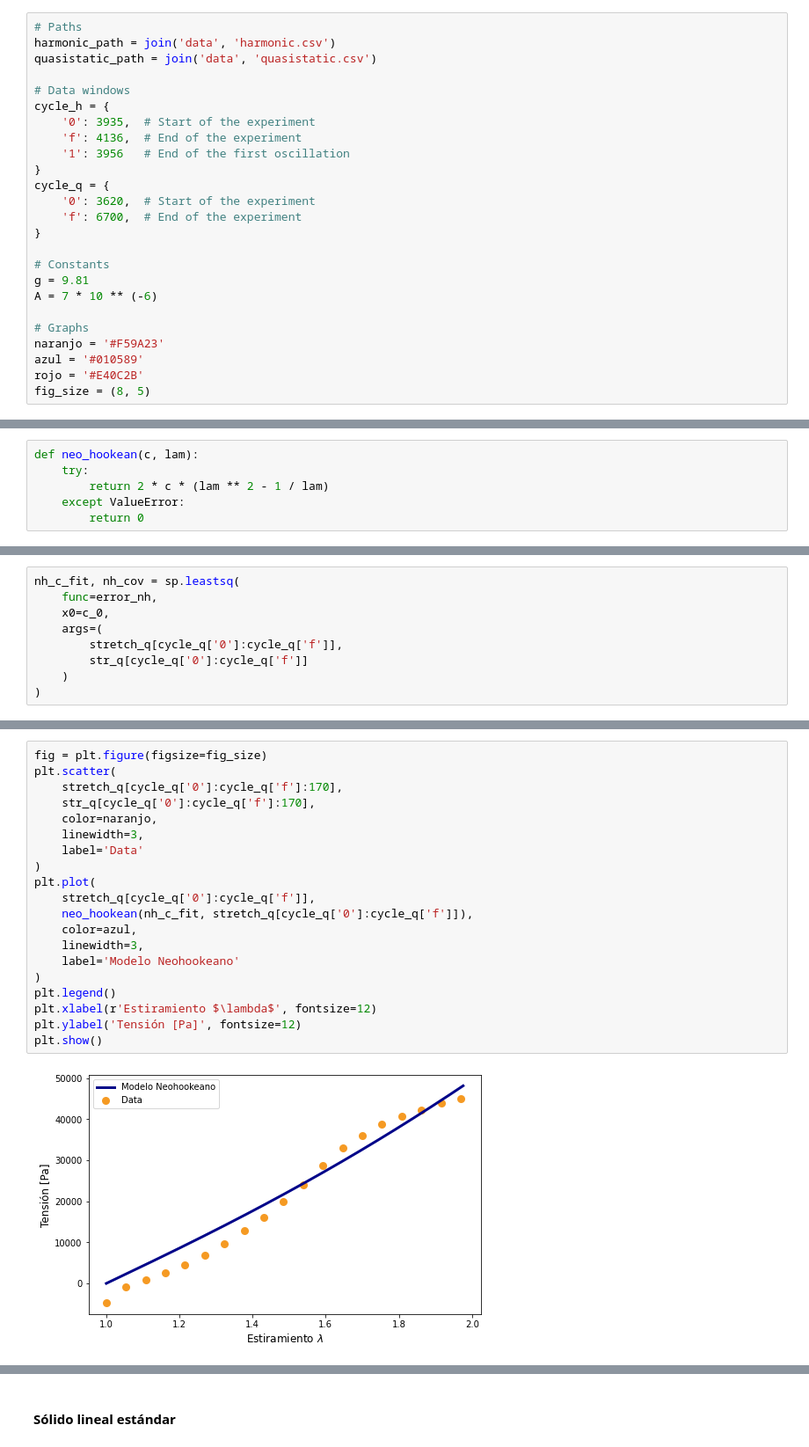
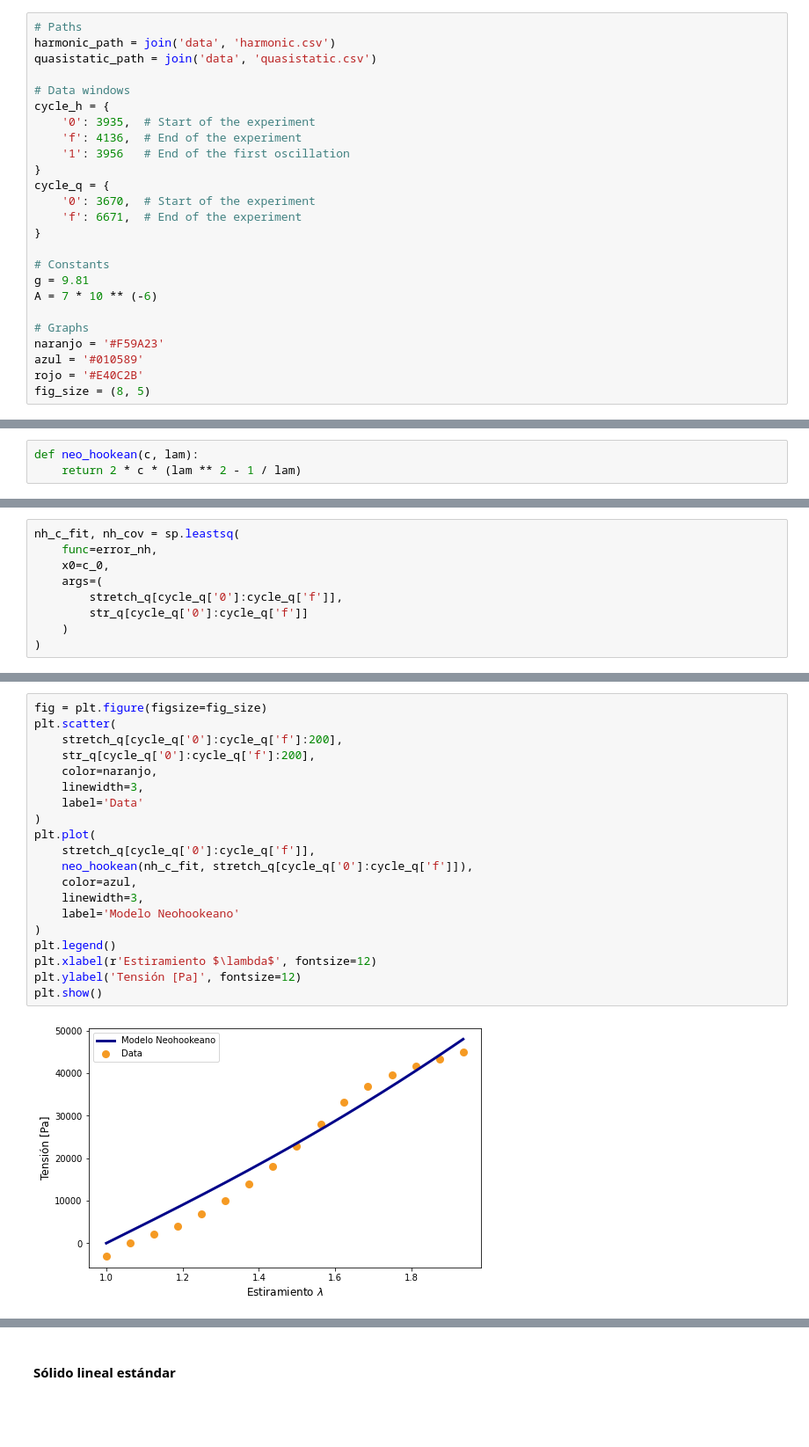
Before and after one commit to ivanvlam/IBM2020, a Jupyter notebook: Tarea 4/tarea-4.ipynb, the cells around one changed output, grey strips where cells are left out. Shown: that part at 88% size. Drawn from its saved outputs; the diff is of its cells as text; blank space fills up the shorter version.

```diff
--- a/Tarea 4/tarea-4.ipynb
+++ b/Tarea 4/tarea-4.ipynb
@@ -22,8 +22,8 @@ cycle_h = {
     '1': 3956   # End of the first oscillation
 }
 cycle_q = {
-    '0': 3620,  # Start of the experiment
-    'f': 6700,  # End of the experiment
+    '0': 3670,  # Start of the experiment
+    'f': 6671,  # End of the experiment
 }
 
 # Constants
@@ -270,10 +270,7 @@ stretch_q =  disp_q / disp_q[cycle_q['0']]  # Stretch
 #### Sólido Neohookeano incompresible
 # %%
 def neo_hookean(c, lam):
-    try:
-        return 2 * c * (lam ** 2 - 1 / lam)
-    except ValueError:
-        return 0
+    return 2 * c * (lam ** 2 - 1 / lam)
 # %%
 c_0 = 286
 
@@ -295,22 +292,22 @@ array([7087.11157121])
 # %%
 fig = plt.figure(figsize=fig_size)
 plt.scatter(
-    stretch_q[cycle_q['0']:cycle_q['f']:170],
-    str_q[cycle_q['0']:cycle_q['f']:170],
+    stretch_q[cycle_q['0']:cycle_q['f']:200],
+    str_q[cycle_q['0']:cycle_q['f']:200],
     color=naranjo,
     linewidth=3,
     label='Data'
 )
 plt.plot(
     stretch_q[cycle_q['0']:cycle_q['f']],
     neo_hookean(nh_c_fit, stretch_q[cycle_q['0']:cycle_q['f']]),
     color=azul,
     linewidth=3,
     label='Modelo Neohookeano'
 )
 plt.legend()
 plt.xlabel(r'Estiramiento $\lambda$', fontsize=12)
 plt.ylabel('Tensión [Pa]', fontsize=12)
 plt.show()
 # %% [output]
-[figure, old version]
+[figure, new version]
```
Also changed, not shown: parts of 28 cells of this notebook.
